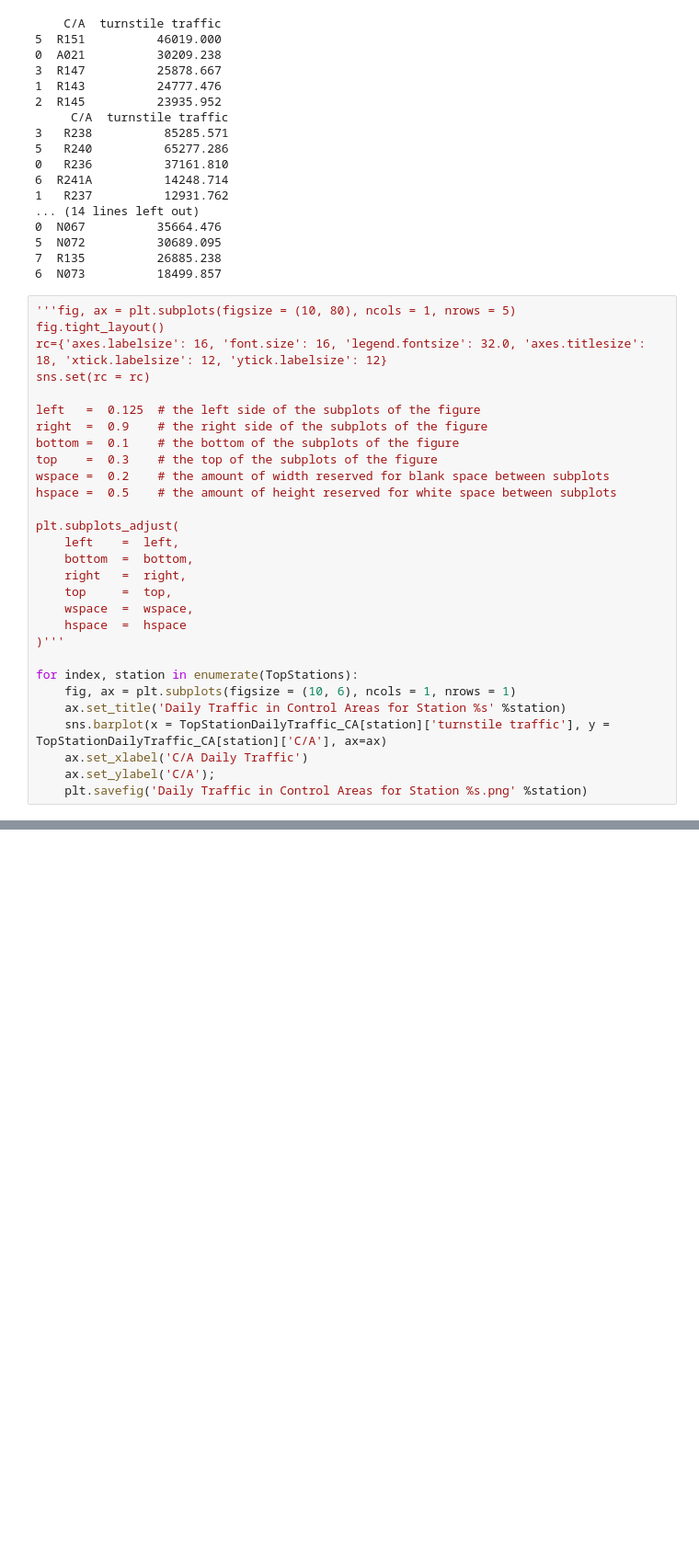
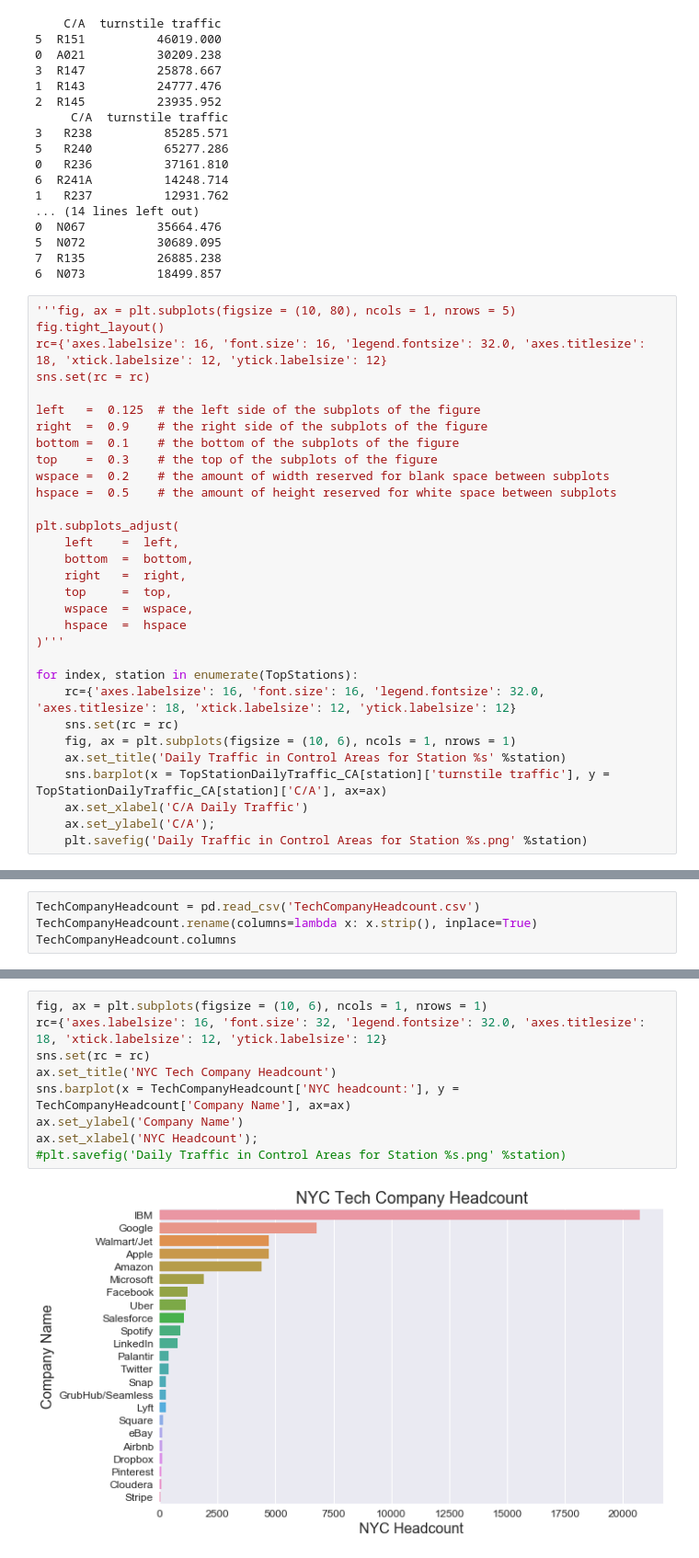
Before and after one commit to TRobertJackson/Data-Science-Projects, a Jupyter notebook: Benson Project.ipynb, the cells around one changed output, grey strips where cells are left out. Shown at 92% size. Cells and saved outputs as stored; diff of their text form; blank space fills up the shorter version.

Commit message:
add info for tech company

```diff
--- a/Benson Project.ipynb
+++ b/Benson Project.ipynb
@@ -364,6 +364,8 @@ plt.subplots_adjust(
 )'''
 
 for index, station in enumerate(TopStations):
+    rc={'axes.labelsize': 16, 'font.size': 16, 'legend.fontsize': 32.0, 'axes.titlesize': 18, 'xtick.labelsize': 12, 'ytick.labelsize': 12}
+    sns.set(rc = rc)
     fig, ax = plt.subplots(figsize = (10, 6), ncols = 1, nrows = 1)
     ax.set_title('Daily Traffic in Control Areas for Station %s' %station)
     sns.barplot(x = TopStationDailyTraffic_CA[station]['turnstile traffic'], y = TopStationDailyTraffic_CA[station]['C/A'], ax=ax)
@@ -378,0 +377,4 @@ for index, station in enumerate(TopStations):
+# %%
+TechCompanyHeadcount = pd.read_csv('TechCompanyHeadcount.csv')
+TechCompanyHeadcount.rename(columns=lambda x: x.strip(), inplace=True)
+TechCompanyHeadcount.columns
@@ -378,0 +385,11 @@ for index, station in enumerate(TopStations):
+# %%
+fig, ax = plt.subplots(figsize = (10, 6), ncols = 1, nrows = 1)
+rc={'axes.labelsize': 16, 'font.size': 32, 'legend.fontsize': 32.0, 'axes.titlesize': 18, 'xtick.labelsize': 12, 'ytick.labelsize': 12}
+sns.set(rc = rc)
+ax.set_title('NYC Tech Company Headcount')
+sns.barplot(x = TechCompanyHeadcount['NYC headcount:'], y = TechCompanyHeadcount['Company Name'], ax=ax)
+ax.set_ylabel('Company Name')
+ax.set_xlabel('NYC Headcount');
+#plt.savefig('Daily Traffic in Control Areas for Station %s.png' %station)
+# %% [output]
+[figure, added]
```
Also changed, not shown: parts of 3 cells of this notebook, 11 other files.
